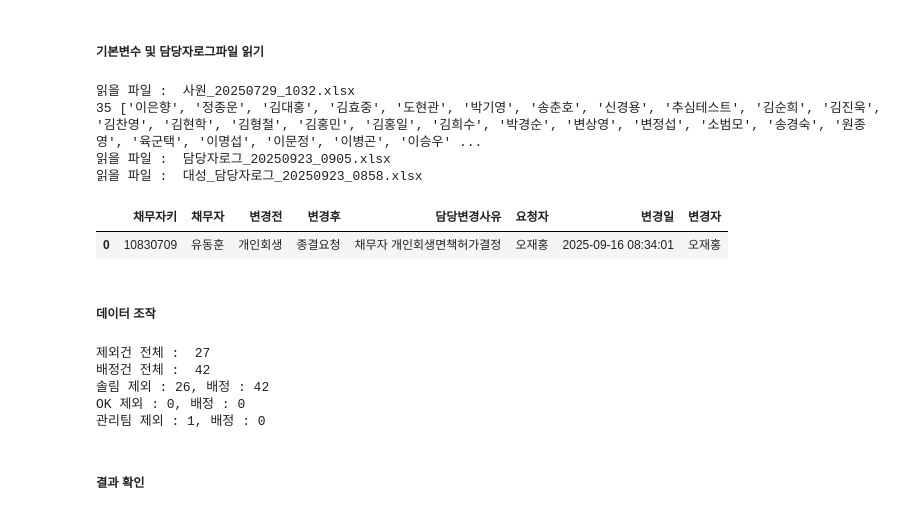
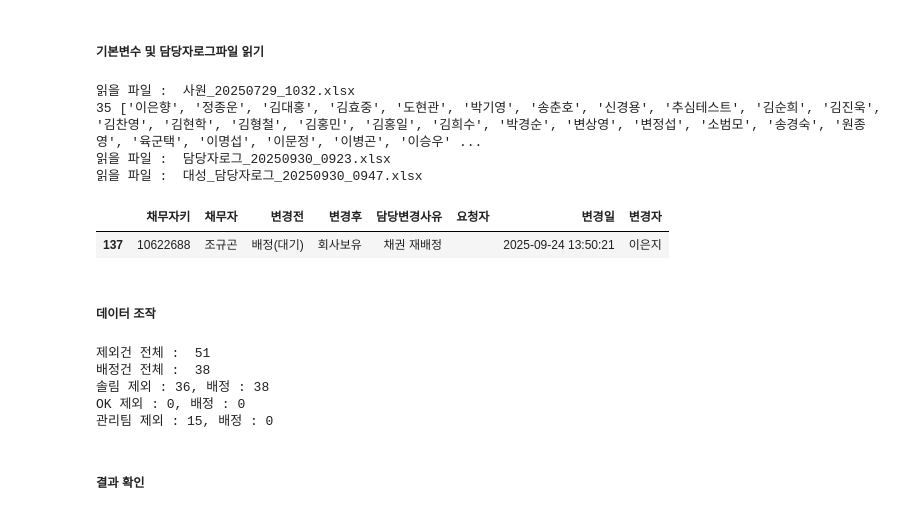
Before and after one commit to jbmyou/company_work, a Jupyter notebook: fileNaming/자산관리/담당자변경.ipynb, the cells around one changed output. Saved outputs shown, nothing was run; the diff lists cells and outputs as text; code cells hidden in the pictures.

```diff
--- a/fileNaming/자산관리/담당자변경.ipynb
+++ b/fileNaming/자산관리/담당자변경.ipynb
@@ -45,7 +45,7 @@ def 키워드로파일명찾기_last(폴더:str, 포함키워드:str, 제외키
 # 주간 담당자로그 파일 읽기
 ######################################################################
 wd = r"D:\3.자산\기타 업무\담당자변경"
-기간 = "250916~250922" # 전주 화요일 ~ 이번주 월요일
+기간 = "250923~250929" # 전주 화요일 ~ 이번주 월요일
 # filename_log = "담당자로그_20241008_1029.xlsx"
 # 대성filename_log = "대성_담당자로그_20241008_1029.xlsx"
 # 사원 = "사원_20241008_1029.xlsx"
@@ -59,36 +59,36 @@ wd = r"D:\3.자산\기타 업무\담당자변경"
 사원_지점.loc[len(사원_지점)] = ['정필공', '관리팀']
 ###################################################################
 
 
     # 대성 추가 #####################################################
 # 사원_지점.loc[len(사원_지점)] = ['장욱', 'JM신용정보']
 # 사원_지점.loc[len(사원_지점)] = ['박민재', 'JM신용정보']
 # 사원_지점.loc[len(사원_지점)] = ['박용상', 'JM신용정보']
 # 사원_지점.loc[len(사원_지점)] = ['조준일', 'JM신용정보']
 ####################################################################
 
 사원_지점.reset_index(drop=True, inplace=True)
 
     # 추심팀 이름만  리스트로
 추심팀 = 사원_지점.사원성명.tolist()
 print(len(추심팀), 추심팀)
 
 # 담당자 변경 로그 읽기
 log = pd.read_excel(키워드로파일명찾기_last(wd, "담당자", "대성"), dtype=debt_dtype).fillna("")
 대성log = pd.read_excel(키워드로파일명찾기_last(wd, "대성_담당자"), dtype=debt_dtype).fillna("")
     # 통합
 log = pd.concat([log, 대성log], axis=0)
 
     # 채무자키로 그룹화 : 변경일순으로 정렬되어 있으므로 순회하면 된다.
 log_grouped = log.groupby('채무자키')
 log_grouped.get_group(list(log_grouped.groups.keys())[0])
 # %% [output]
 읽을 파일 :  사원_20250729_1032.xlsx
 35 ['이은향', '정종운', '김대홍', '김효중', '도현관', '박기영', '송춘호', '신경용', '추심테스트', '김순희', '김진욱', '김찬영', '김현학', '김형철', '김홍민', '김홍일', '김희수', '박경순', '변상영', '변정섭', '소범모', '송경숙', '원종영', '육군택', '이명섭', '이문정', '이병곤', '이승우' ...
-읽을 파일 :  담당자로그_20250923_0905.xlsx
-읽을 파일 :  대성_담당자로그_20250923_0858.xlsx
+읽을 파일 :  담당자로그_20250930_0923.xlsx
+읽을 파일 :  대성_담당자로그_20250930_0947.xlsx
 |  | 채무자키 | 채무자 | 변경전 | 변경후 | 담당변경사유 | 요청자 | 변경일 | 변경자 |
-| 0 | 10830709 | 유동훈 | 개인회생 | 종결요청 | 채무자 개인회생면책허가결정 | 오재홍 | 2025-09-16 08:34:01 | 오재홍 |
+| 137 | 10622688 | 조규곤 | 배정(대기) | 회사보유 | 채권 재배정 |  | 2025-09-24 13:50:21 | 이은지 |
 # %% [markdown]
 ##### 데이터 조작
 # %%
@@ -257,10 +257,10 @@ make_excel_file(솔림_제외건, 솔림_배정건).save(join(wd, "result", "솔
 make_excel_file(OK_제외건, OK_배정건).save(join(wd, "result", "OK_담당자변경_"+기간+".xlsx"))
 make_excel_file(관리팀_제외건, 관리팀_배정건).save(join(wd, "result", "관리팀_담당자변경_"+기간+".xlsx")) # 관리팀 추가 250822
 # %% [output]
-제외건 전체 :  27
-배정건 전체 :  42
-솔림 제외 : 26, 배정 : 42
+제외건 전체 :  51
+배정건 전체 :  38
+솔림 제외 : 36, 배정 : 38
 OK 제외 : 0, 배정 : 0
-관리팀 제외 : 1, 배정 : 0
+관리팀 제외 : 15, 배정 : 0
 # %% [markdown]
 ##### 결과 확인
```
Also changed, not shown: 8 other files.
